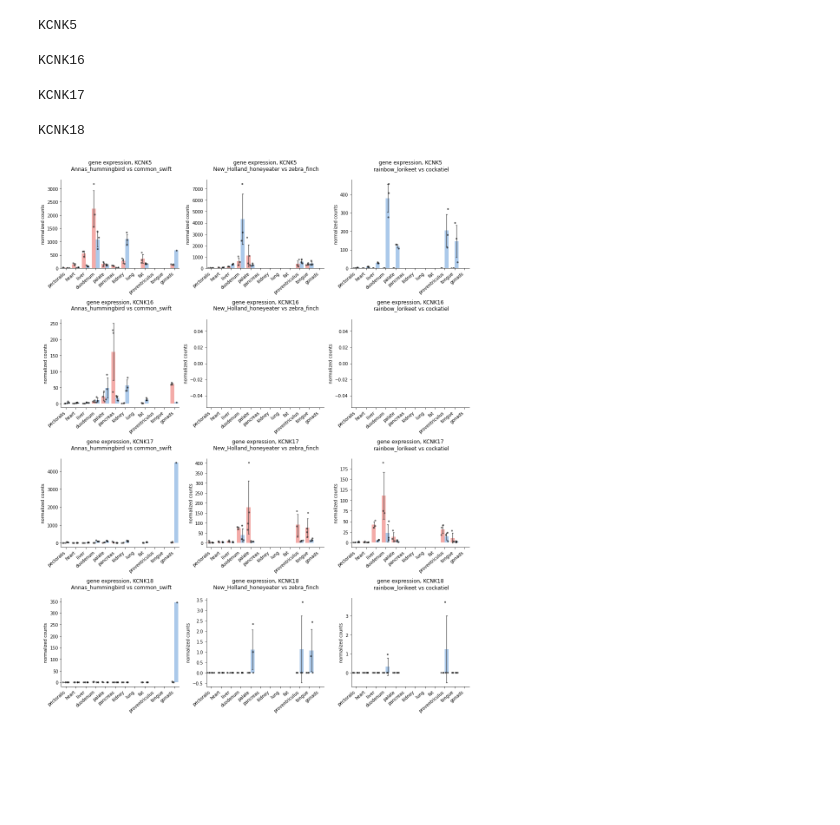
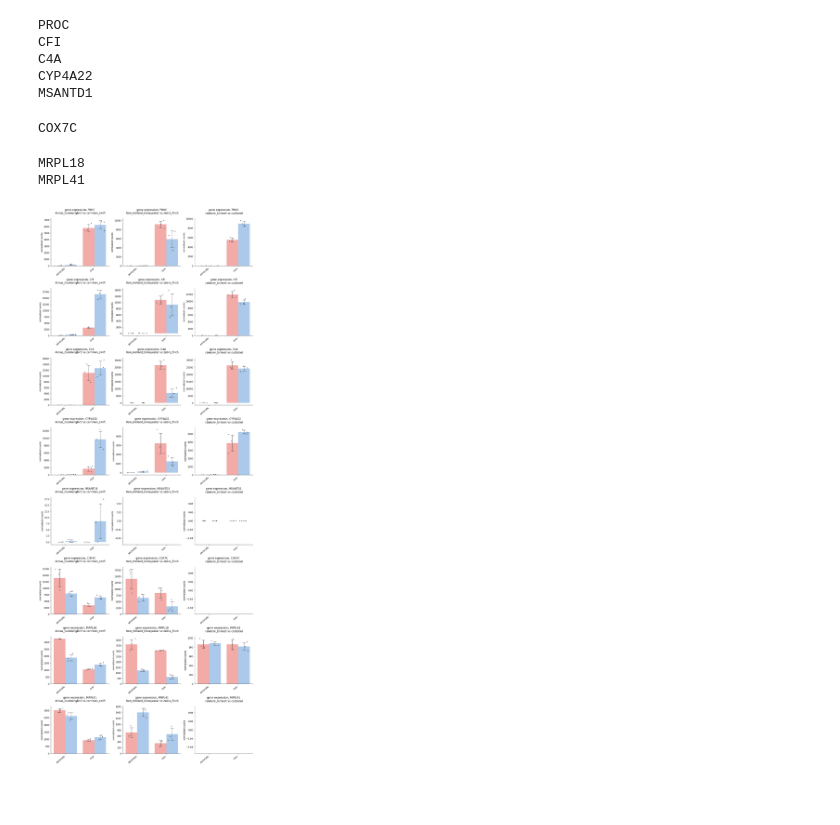
Before and after one commit to osipovarev/Expression_from_counts, a Jupyter notebook: gene_expression_from_table.ipynb, the cells around one changed output. Saved outputs shown, nothing was run; the diff lists cells and outputs as text; code cells hidden in the pictures; blank space fills up the shorter version.

Commit message:
backed up changes from Thu Mar 28 12:38:02 EDT 2024 in the project /Users/osipova/Documents/LabDocs/NectarivoryProject/Expression_from_counts

```diff
--- a/gene_expression_from_table.ipynb
+++ b/gene_expression_from_table.ipynb
@@ -58,21 +58,28 @@ from os.path import exists
 
 
 ## ansrel 3-4 way convergence genes
-genes_essent = ['ABCA7', 'BMP8A', 'JAM3', 'KCNK5', 'MLXIPL', 'RAB11FIP4', 'STK39', 'CD247', 'EHD4', 'KCNK16',
-                'NPSR1', 'OMA1', 'PDGFC', 'PLA2G4E', 'PTPN2', 'SHROOM3', 'ZDHHC2']
-genes_essent = ['KCNK5', 'KCNK16', 'KCNK17', 'KCNK18']
+# genes_essent = ['ABCA7', 'BMP8A', 'JAM3', 'KCNK5', 'MLXIPL', 'RAB11FIP4', 'STK39', 'CD247', 'EHD4', 'KCNK16',
+#                 'NPSR1', 'OMA1', 'PDGFC', 'PLA2G4E', 'PTPN2', 'SHROOM3', 'ZDHHC2']
+# genes_essent = ['KCNK5', 'KCNK16', 'KCNK17', 'KCNK18']
+
+## genes in INTRA but not in pairwise or extremes
+with open('intra_extreme_genes.lst', 'r') as inf:
+    genes_essent = inf.read().rstrip().split('\n')
 # %%
 ## Plot gene expression by tissue
+# tissues = ['pectoralis', 'heart', 'liver', 'duodenum', 'palate', 'pancreas', 'kidney',
+#            'lung', 'fat', 'proventriculus', 'tongue', 'gonads' ]
+#     tissues = ['pectoralis', 'heart', 'liver', 'duodenum', 'proventriculus', 'kidney', 'palate', 'pancreas', 'tongue']
+tissues = ['pectoralis', 'liver']
+
 N_genes = len(genes_essent)
+N_tissues = len(tissues)
 N = 3
 
 pairs = [('Annas_hummingbird', 'common_swift'),
          ('New_Holland_honeyeater', 'zebra_finch'),
          ('rainbow_lorikeet', 'cockatiel')]
 
-tissues = ['pectoralis', 'heart', 'liver', 'duodenum', 'palate', 'pancreas', 'kidney',
-           'lung', 'fat', 'proventriculus', 'tongue', 'gonads' ]
-#     tissues = ['pectoralis', 'heart', 'liver', 'duodenum', 'proventriculus', 'kidney', 'palate', 'pancreas', 'tongue']
 
 ## plot
 fig, axes = plt.subplots(N_genes, N, figsize=(4*N+2, 4.5*N_genes))
@@ -94,39 +101,44 @@ for j in range(N_genes):
 
         df_t = df[df['tissue'].isin(tissues)]
         df_pair = df_t[df_t['bird'].isin(pairs[i])]
 
         sns.barplot(ax=axi, data=df_pair, x='tissue', y='count', hue='bird', hue_order=pairs[i],
                     order=tissues, errwidth=1.2, capsize=.1, ci='sd')
         sns.stripplot(ax=axi, data=df_pair, x='tissue', y='count', hue='bird', hue_order=pairs[i],
                      order=tissues, color='k', s=4, alpha=0.65, dodge=True , jitter=0.3)
 
         # ax1.set(ylim=(1, 10000))
         # ax2.set(ylim=(1, 10000))
     #     if i == 0:
     #         axi.set(yscale='log')
         axi.set_xticklabels(axi.get_xticklabels(), rotation=40, ha="right")
         axi.legend([],[], frameon=False)
         sns.despine(fig=None, ax=None, left=False, bottom=False, offset=None, trim=False)
         axi.set_title('gene expression, {}\n {}\n'.format(gene, ' vs '.join(pairs[i])))
         axi.set_xlabel('')
         axi.set_ylabel('normalized counts')
     #     axi.set(ylim=(0, 10500))
 
         plt.tight_layout()
 # pdf_name = 'A_rank_norm_counts_ALL_tissues.all_pairs.pdf'
 # pdf_name = 'HEX_norm_counts_ALL_tissues.all_pairs.pdf'
 # pdf_name = 't2d_norm_counts_ALL_tissues.all_pairs.pdf'
 # pdf_name = 'heart_genes.norm_counts_ALL_tissues.all_pairs.pdf'
 # pdf_name = 'HEX.norm_counts.12_tissues.all_pairs.pdf'
-pdf_name = 'rank3-4.norm_counts.ALL_tissues.all_pairs.pdf'
+# pdf_name = 'rank3-4.norm_counts.ALL_tissues.all_pairs.pdf'
+pdf_name = 'intra_not_pairwise.norm_counts.pect_liver.all_pairs.pdf'
 
 # fig.savefig(pdf_name, bbox_inches='tight')
 # %% [output]
-KCNK5
+PROC
+CFI
+C4A
+CYP4A22
+MSANTD1
-KCNK16
+COX7C
-KCNK17
+MRPL18
+MRPL41
-KCNK18
-[figure, old version]
+[figure, new version]
 # %% [markdown]
 #
 # %%
```
